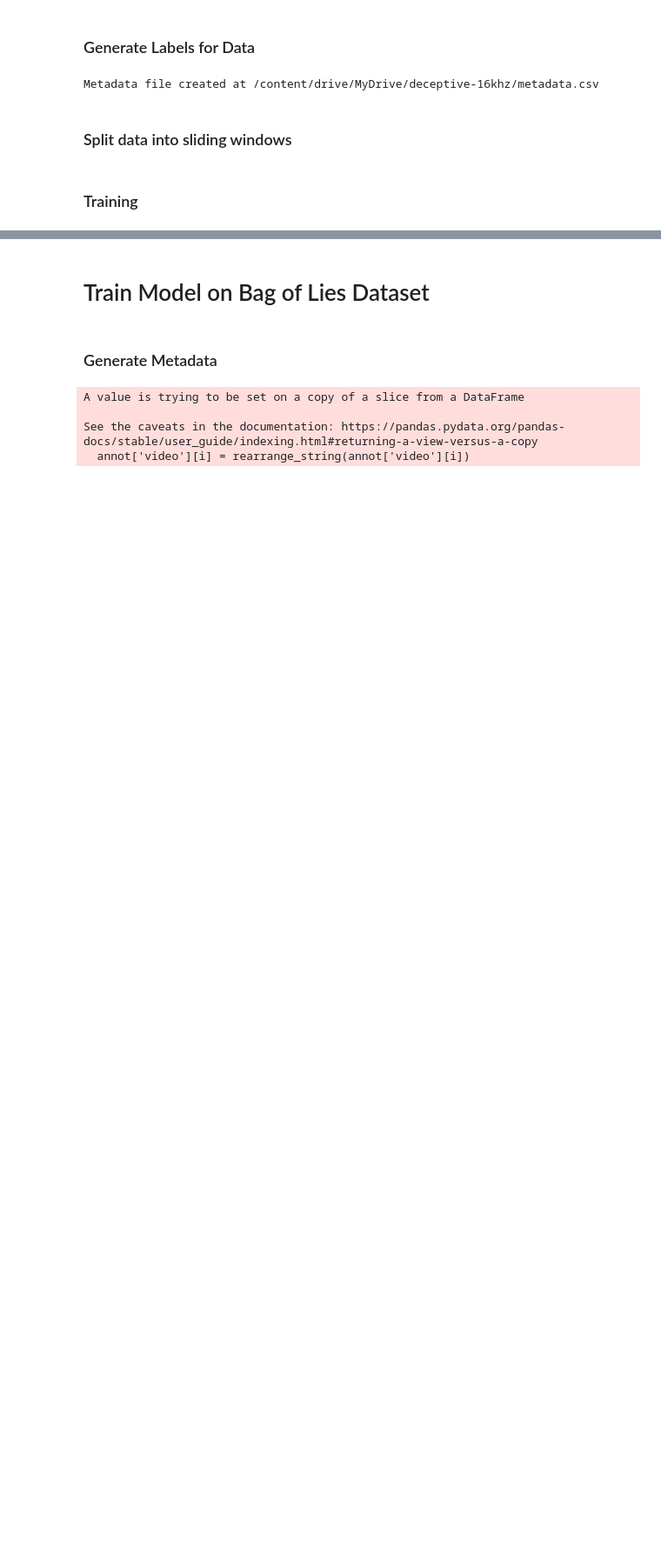
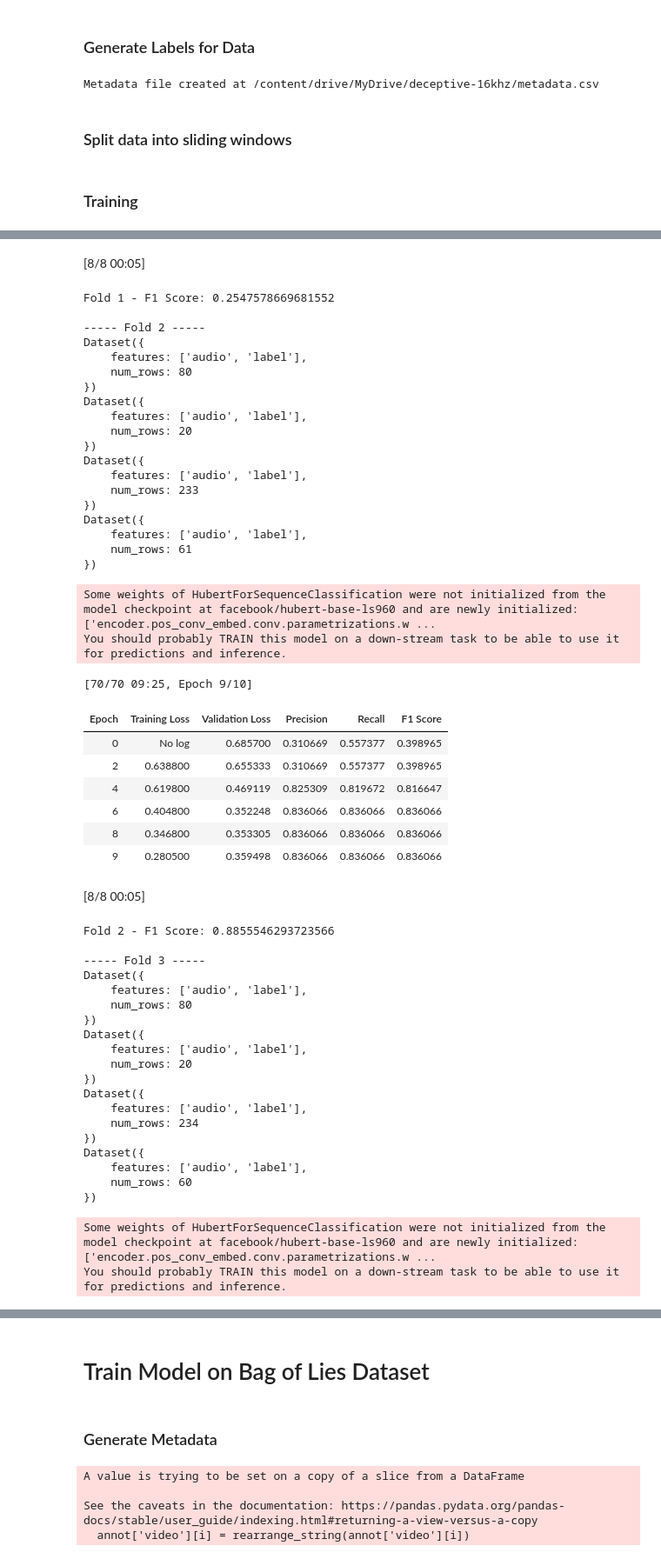
Before and after one commit to pasicdino/DeceptionDetection, a Jupyter notebook: Hubert-FineTune.ipynb, the cells around one changed output, grey strips where cells are left out. Shown at 87% size. Saved outputs shown, nothing was run; the diff lists cells and outputs as text; code cells hidden in the pictures; blank space fills up the shorter version.

```diff
--- a/Hubert-FineTune.ipynb
+++ b/Hubert-FineTune.ipynb
@@ -223,0 +179,16 @@ for file in dataset :
+# %%
+#read data
+dataset = load_dataset("audiofolder", data_dir="/content/drive/MyDrive/deceptive-16khz",split='train')
+dataset = dataset.cast_column("audio", Audio(sampling_rate=16000))
+print(dataset)
+
+feature_extractor = AutoFeatureExtractor.from_pretrained("facebook/hubert-base-ls960")
+num_labels = 2
+kf = KFold(n_splits=5, shuffle=True, random_state=42)
+all_f1_scores = []
+validation_indices = list(range(15)) + list(range(len(dataset['label']) - 25, 15))
+validation_dataset = dataset.select(validation_indices)
+dataset = dataset.select([i for i in range(len(dataset)) if i not in validation_indices])
+
+train_model(dataset)
+# %% [output]
@@ -223,0 +219,52 @@ for file in dataset :
+[8/8 00:05]
+Fold 1 - F1 Score: 0.2547578669681552
+
+----- Fold 2 -----
+Dataset({
+    features: ['audio', 'label'],
+    num_rows: 80
+})
+Dataset({
+    features: ['audio', 'label'],
+    num_rows: 20
+})
+Dataset({
+    features: ['audio', 'label'],
+    num_rows: 233
+})
+Dataset({
+    features: ['audio', 'label'],
+    num_rows: 61
+})
+Some weights of HubertForSequenceClassification were not initialized from the model checkpoint at facebook/hubert-base-ls960 and are newly initialized: ['encoder.pos_conv_embed.conv.parametrizations.w ...
+You should probably TRAIN this model on a down-stream task to be able to use it for predictions and inference.
+[70/70 09:25, Epoch 9/10]
+| Epoch | Training Loss | Validation Loss | Precision | Recall | F1 Score |
+| 0 | No log | 0.685700 | 0.310669 | 0.557377 | 0.398965 |
+| 2 | 0.638800 | 0.655333 | 0.310669 | 0.557377 | 0.398965 |
+| 4 | 0.619800 | 0.469119 | 0.825309 | 0.819672 | 0.816647 |
+| 6 | 0.404800 | 0.352248 | 0.836066 | 0.836066 | 0.836066 |
+| 8 | 0.346800 | 0.353305 | 0.836066 | 0.836066 | 0.836066 |
+| 9 | 0.280500 | 0.359498 | 0.836066 | 0.836066 | 0.836066 |
+[8/8 00:05]
+Fold 2 - F1 Score: 0.8855546293723566
+
+----- Fold 3 -----
+Dataset({
+    features: ['audio', 'label'],
+    num_rows: 80
+})
+Dataset({
+    features: ['audio', 'label'],
+    num_rows: 20
+})
+Dataset({
+    features: ['audio', 'label'],
+    num_rows: 234
+})
+Dataset({
+    features: ['audio', 'label'],
+    num_rows: 60
+})
+Some weights of HubertForSequenceClassification were not initialized from the model checkpoint at facebook/hubert-base-ls960 and are newly initialized: ['encoder.pos_conv_embed.conv.parametrizations.w ...
+You should probably TRAIN this model on a down-stream task to be able to use it for predictions and inference.
```
Also changed, not shown: parts of 13 cells of this notebook.
